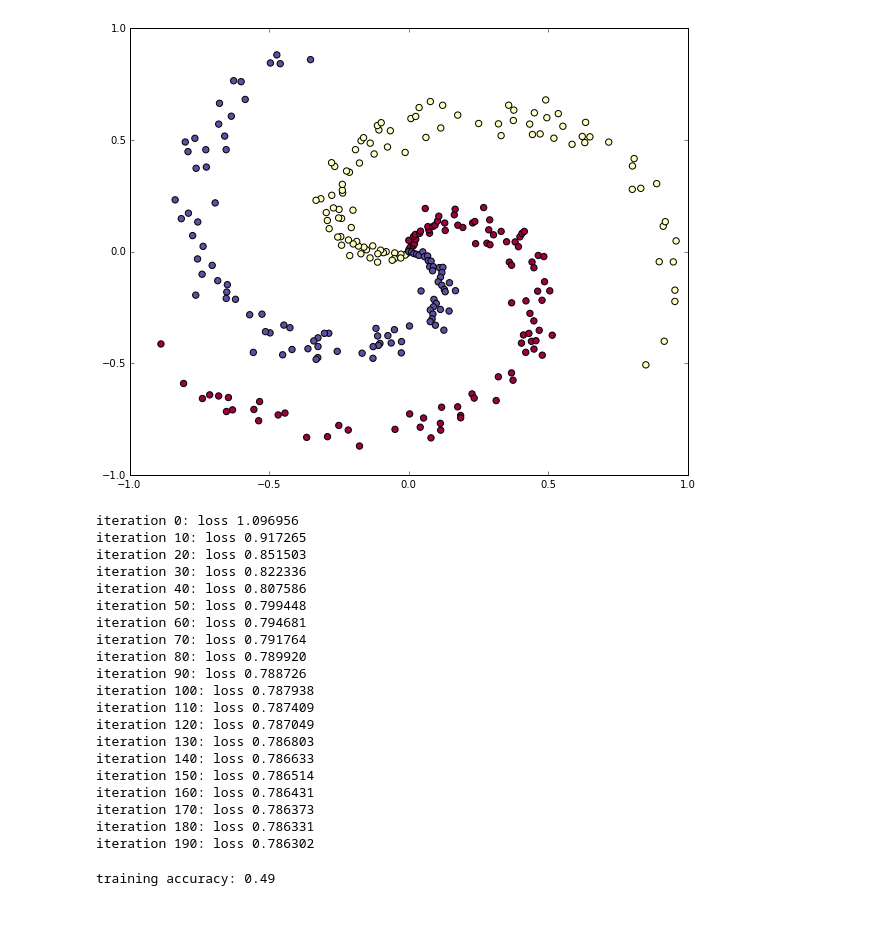
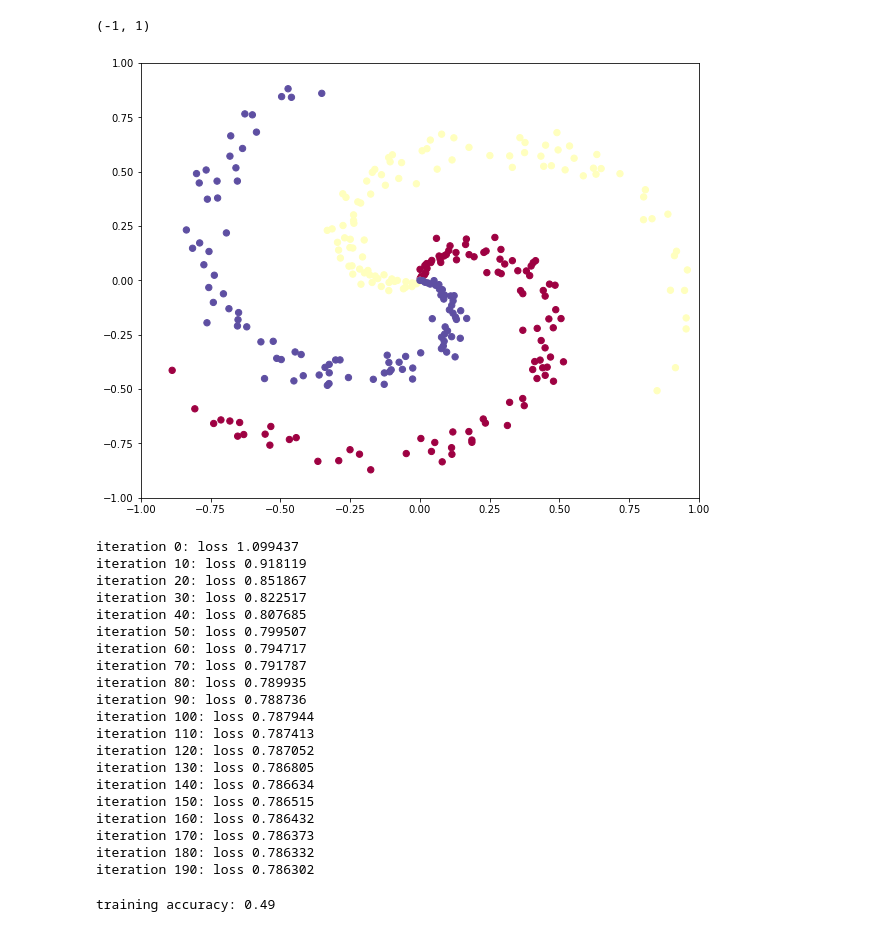
Before and after one commit to gameofdimension/cs231n-2017, a Jupyter notebook: minimal_net.ipynb, the cells around one changed output. Drawn from its saved outputs; the diff is of its cells as text; code cells hidden in the pictures.

```diff
--- a/minimal_net.ipynb
+++ b/minimal_net.ipynb
@@ -15,23 +15,24 @@ plt.rcParams['image.cmap'] = 'gray'
 # %%
 np.random.seed(0)
 N = 100 # number of points per class
 D = 2 # dimensionality
 K = 3 # number of classes
 X = np.zeros((N*K,D))
 y = np.zeros(N*K, dtype='uint8')
-for j in xrange(K):
+for j in range(K):
   ix = range(N*j,N*(j+1))
   r = np.linspace(0.0,1,N) # radius
   t = np.linspace(j*4,(j+1)*4,N) + np.random.randn(N)*0.2 # theta
   X[ix] = np.c_[r*np.sin(t), r*np.cos(t)]
   y[ix] = j
 fig = plt.figure()
 plt.scatter(X[:, 0], X[:, 1], c=y, s=40, cmap=plt.cm.Spectral)
 plt.xlim([-1,1])
 plt.ylim([-1,1])
 #fig.savefig('spiral_raw.png')
 # %% [output]
+(-1, 1)
-[figure, old version]
+[figure, new version]
 # %%
 #Train a Linear Classifier
 
@@ -45,7 +46,7 @@ reg = 1e-3 # regularization strength
 
 # gradient descent loop
 num_examples = X.shape[0]
-for i in xrange(200):
+for i in range(200):
 
   # evaluate class scores, [N x K]
   scores = np.dot(X, W) + b
@@ -60,7 +61,7 @@ for i in xrange(200):
   reg_loss = 0.5*reg*np.sum(W*W)
   loss = data_loss + reg_loss
   if i % 10 == 0:
-    print "iteration %d: loss %f" % (i, loss)
+    print("iteration %d: loss %f" % (i, loss))
 
   # compute the gradient on scores
   dscores = probs
@@ -77,25 +78,25 @@ for i in xrange(200):
   W += -step_size * dW
   b += -step_size * db
 # %% [output]
-iteration 0: loss 1.096956
-iteration 10: loss 0.917265
-iteration 20: loss 0.851503
-iteration 30: loss 0.822336
-iteration 40: loss 0.807586
-iteration 50: loss 0.799448
-iteration 60: loss 0.794681
-iteration 70: loss 0.791764
-iteration 80: loss 0.789920
-iteration 90: loss 0.788726
-iteration 100: loss 0.787938
-iteration 110: loss 0.787409
-iteration 120: loss 0.787049
-iteration 130: loss 0.786803
-iteration 140: loss 0.786633
-iteration 150: loss 0.786514
-iteration 160: loss 0.786431
+iteration 0: loss 1.099437
+iteration 10: loss 0.918119
+iteration 20: loss 0.851867
+iteration 30: loss 0.822517
+iteration 40: loss 0.807685
+iteration 50: loss 0.799507
+iteration 60: loss 0.794717
+iteration 70: loss 0.791787
+iteration 80: loss 0.789935
+iteration 90: loss 0.788736
+iteration 100: loss 0.787944
+iteration 110: loss 0.787413
+iteration 120: loss 0.787052
+iteration 130: loss 0.786805
+iteration 140: loss 0.786634
+iteration 150: loss 0.786515
+iteration 160: loss 0.786432
 iteration 170: loss 0.786373
-iteration 180: loss 0.786331
+iteration 180: loss 0.786332
 iteration 190: loss 0.786302
 # %%
 # evaluate training set accuracy
```
Also changed, not shown: parts of 5 cells of this notebook, 2 other files.
